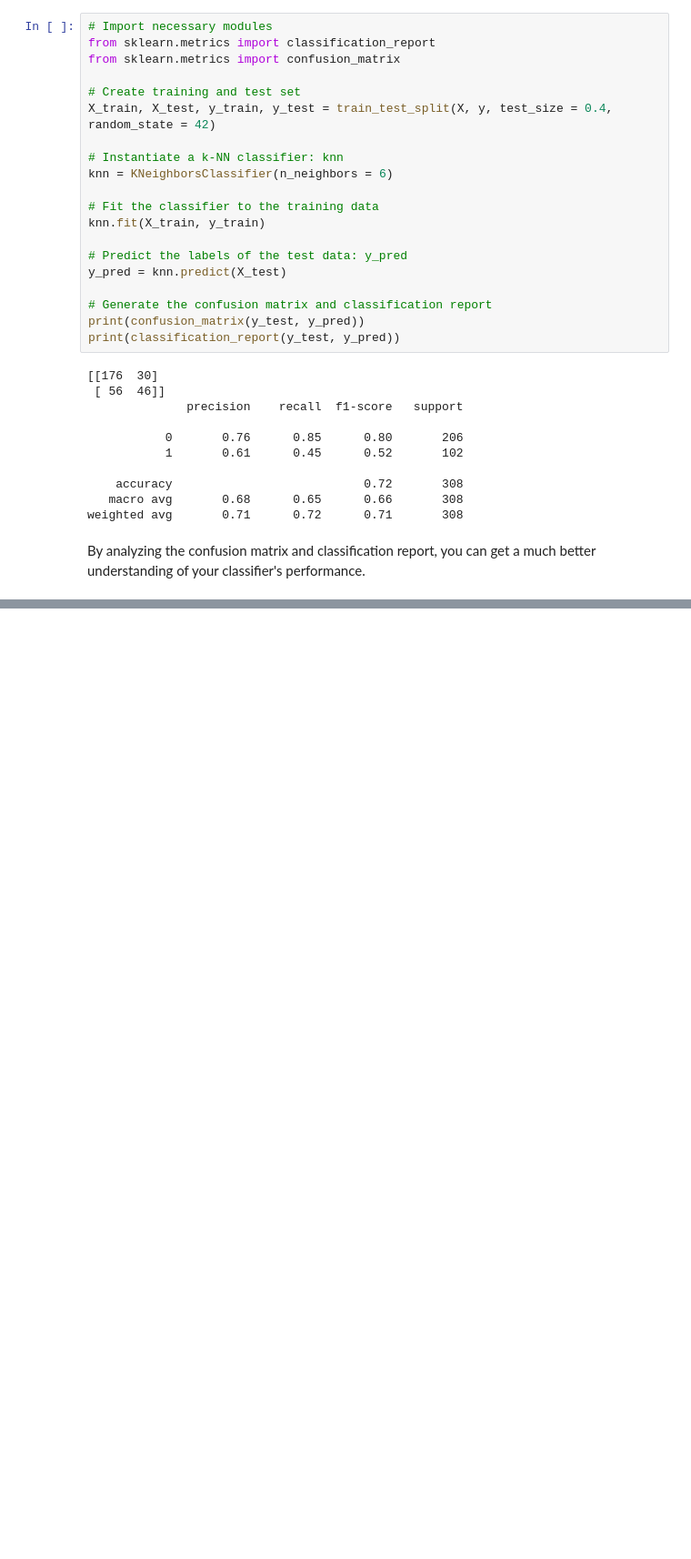
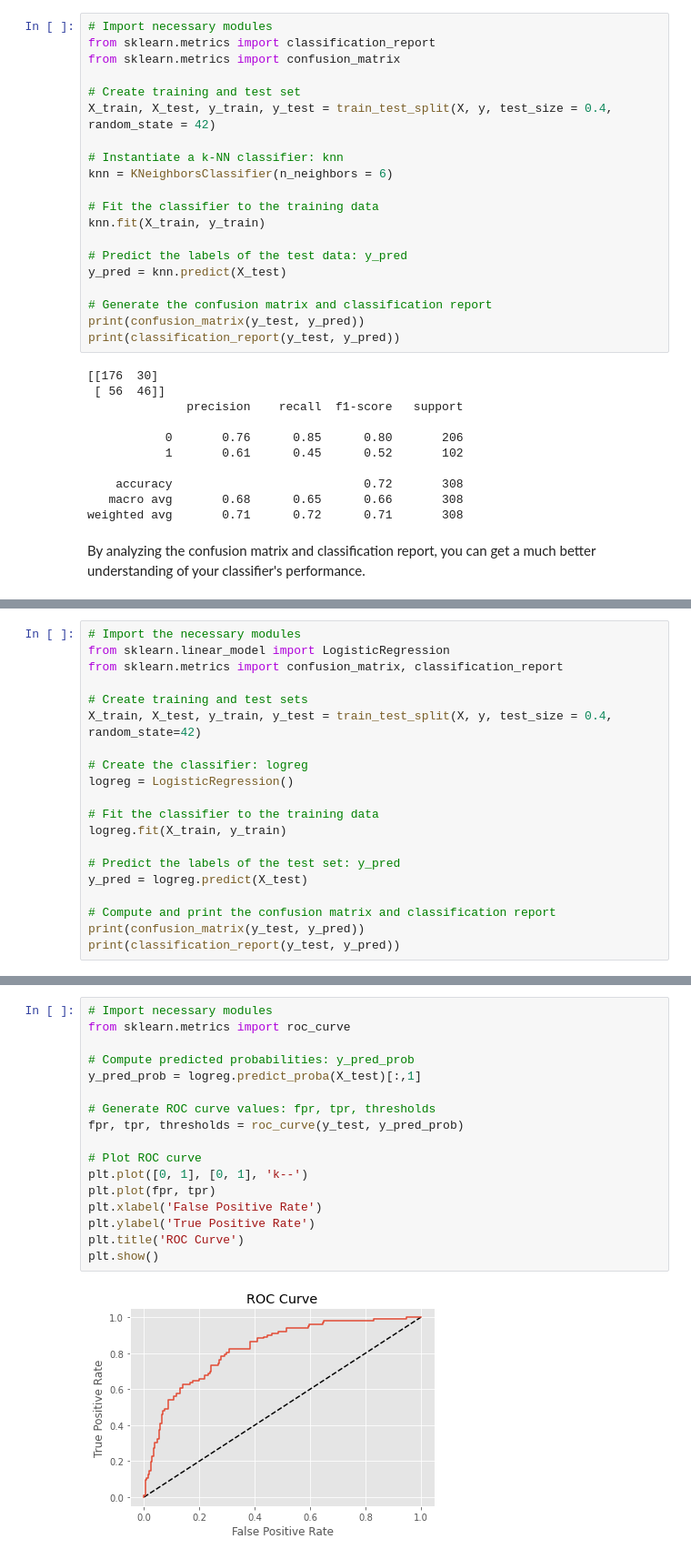
Before and after one commit to joeelorm/Machine-Learning, a Jupyter notebook: 2_Supervised Learning - Scikit Learn/supervised_learning.ipynb, the cells around one changed output, grey strips where cells are left out. Shown: that part at 91% size. Saved outputs shown, nothing was run; the diff lists cells and outputs as text; blank space fills up the shorter version.

```diff
--- a/2_Supervised Learning - Scikit Learn/supervised_learning.ipynb
+++ b/2_Supervised Learning - Scikit Learn/supervised_learning.ipynb
@@ -644,0 +663,20 @@ By analyzing the confusion matrix and classification report, you can get a much
+# %%
+# Import the necessary modules
+from sklearn.linear_model import LogisticRegression
+from sklearn.metrics import confusion_matrix, classification_report
+
+# Create training and test sets
+X_train, X_test, y_train, y_test = train_test_split(X, y, test_size = 0.4, random_state=42)
+
+# Create the classifier: logreg
+logreg = LogisticRegression()
+
+# Fit the classifier to the training data
+logreg.fit(X_train, y_train)
+
+# Predict the labels of the test set: y_pred
+y_pred = logreg.predict(X_test)
+
+# Compute and print the confusion matrix and classification report
+print(confusion_matrix(y_test, y_pred))
+print(classification_report(y_test, y_pred))
@@ -644,0 +697,19 @@ By analyzing the confusion matrix and classification report, you can get a much
+# %%
+# Import necessary modules
+from sklearn.metrics import roc_curve
+
+# Compute predicted probabilities: y_pred_prob
+y_pred_prob = logreg.predict_proba(X_test)[:,1]
+
+# Generate ROC curve values: fpr, tpr, thresholds
+fpr, tpr, thresholds = roc_curve(y_test, y_pred_prob)
+
+# Plot ROC curve
+plt.plot([0, 1], [0, 1], 'k--')
+plt.plot(fpr, tpr)
+plt.xlabel('False Positive Rate')
+plt.ylabel('True Positive Rate')
+plt.title('ROC Curve')
+plt.show()
+# %% [output]
+[figure, added]
```
Also changed, not shown: parts of 21 cells of this notebook.
